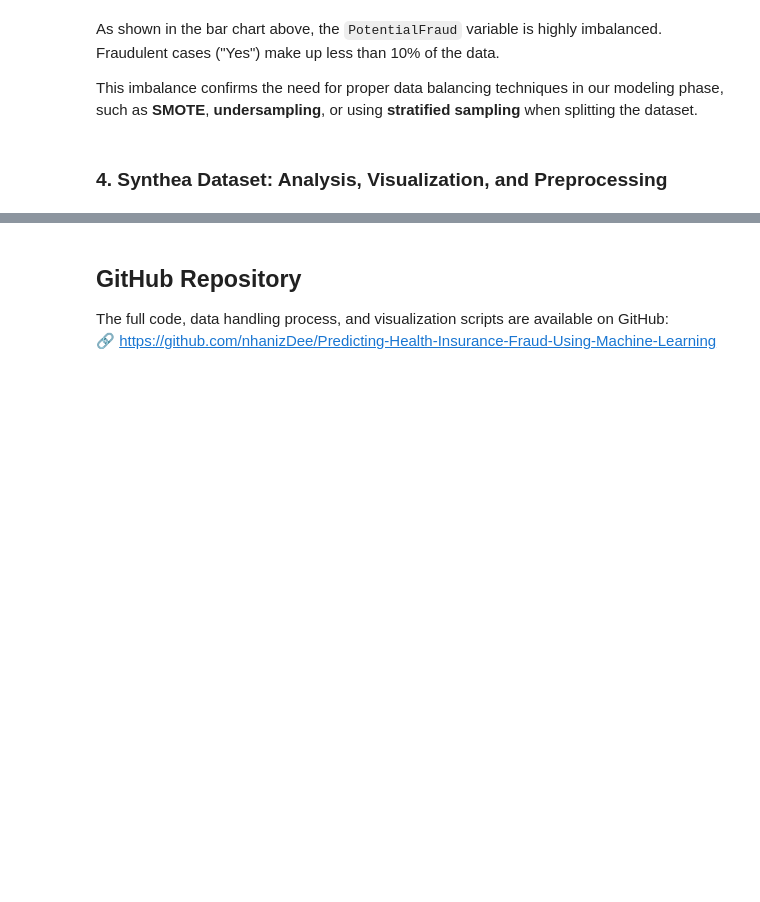
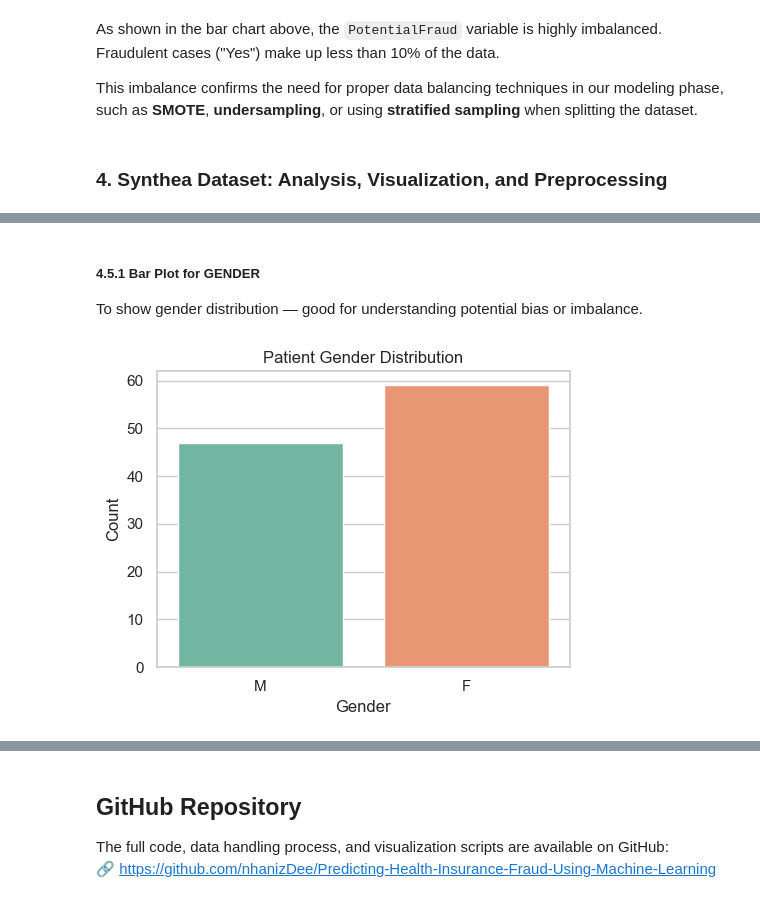
Before and after one commit to nhanizDee/Predicting-Health-Insurance-Fraud-Using-Machine-Learning, a Jupyter notebook: Project Report 2- Group 2.ipynb, the cells around one changed output, grey strips where cells are left out. Drawn from its saved outputs; the diff is of its cells as text; code cells hidden in the pictures; blank space fills up the shorter version.

Commit message:
Add files via upload
Updated notebook with Synthea visualization

```diff
--- a/Project Report 2- Group 2.ipynb
+++ b/Project Report 2- Group 2.ipynb
@@ -401,0 +456,3 @@ This imbalance confirms the need for proper data balancing techniques in our mod
+# %%
+synthea_patients_df = all_data['Synthea']['patients']
+synthea_patients_df.head()
@@ -401,0 +537,4 @@ This imbalance confirms the need for proper data balancing techniques in our mod
+# %%
+# Drop columns only if they exist in the DataFrame
+drop_cols = ['SUFFIX', 'MAIDEN', 'PASSPORT', 'PREFIX', 'DRIVERS', 'MIDDLE']
+synthea_patients_df.drop(columns=drop_cols, errors='ignore', inplace=True)
@@ -401,0 +568,13 @@ This imbalance confirms the need for proper data balancing techniques in our mod
+# %% [markdown]
+##### **4.5.1 Bar Plot for GENDER**
+To show gender distribution — good for understanding potential bias or imbalance.
+# %%
+plt.figure(figsize=(5, 4))
+sns.countplot(x='GENDER', data=synthea_patients_df, palette='Set2')
+plt.title('Patient Gender Distribution')
+plt.xlabel('Gender')
+plt.ylabel('Count')
+plt.tight_layout()
+plt.show()
+# %% [output]
+[figure, added]
```
Also changed, not shown: parts of 25 cells of this notebook.
